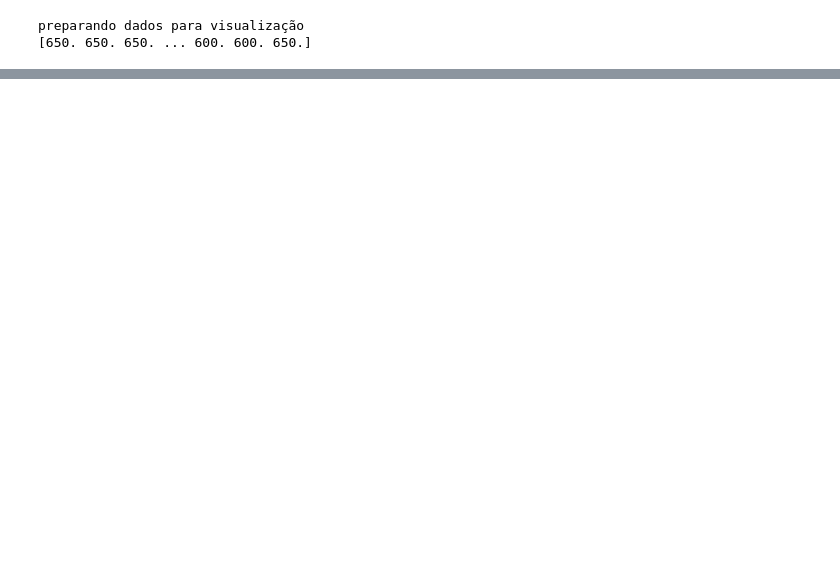
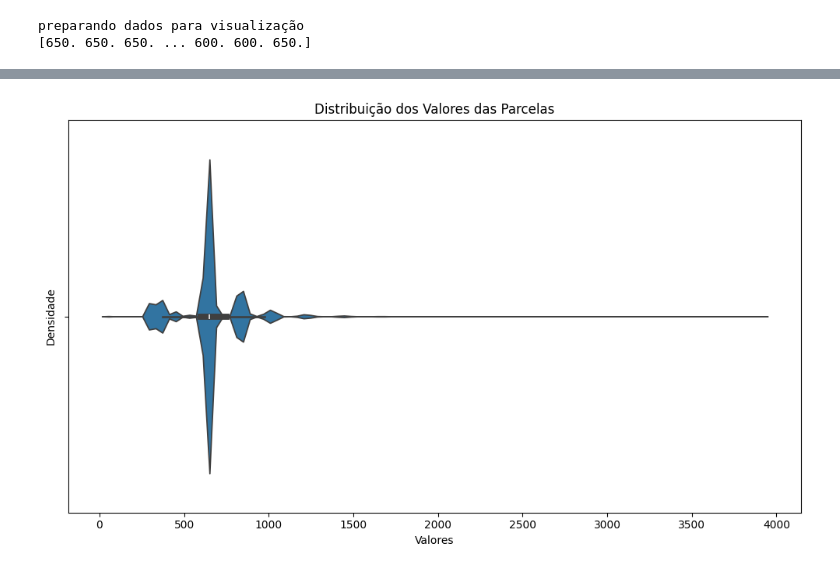
Before and after one commit to Tchiello/codigos_py, a Jupyter notebook: Analise/14.lazy.ipynb, the cells around one changed output, grey strips where cells are left out. Cells and saved outputs as stored; diff of their text form; code cells hidden in the pictures; blank space fills up the shorter version.

```diff
--- a/Analise/14.lazy.ipynb
+++ b/Analise/14.lazy.ipynb
@@ -114,0 +154,18 @@ preparando dados para visualização
+# %%
+# Violino
+# Esse tipo de gráfico combina características de boxplot e KDE
+# Tem como vantagem mostrar a distribuição dos dados de forma mais detalhada
+# Ou seja, favorece uma visualização mais completa
+# Sua inspiração vem do violino, que possui uma forma semelhante à distribuição dos dados
+try:
+    plt.figure(figsize=(10, 6))
+    sns.violinplot(x=valores)
+    plt.title("Distribuição dos Valores das Parcelas")
+    plt.xlabel("Valores")
+    plt.ylabel("Densidade")
+    plt.tight_layout()
+    plt.show()
+except Exception as e:
+    print(f"Erro na visualização de Violino: {e}")
+# %% [output]
+[figure, added]
```
Also changed, not shown: parts of 5 cells of this notebook.
